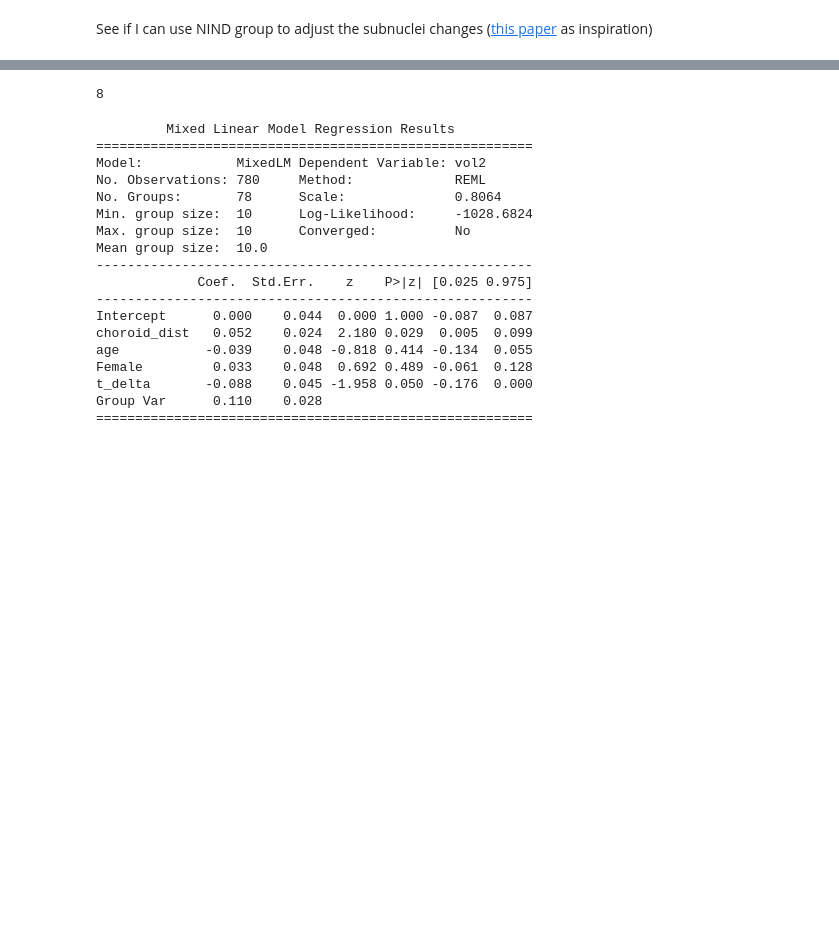
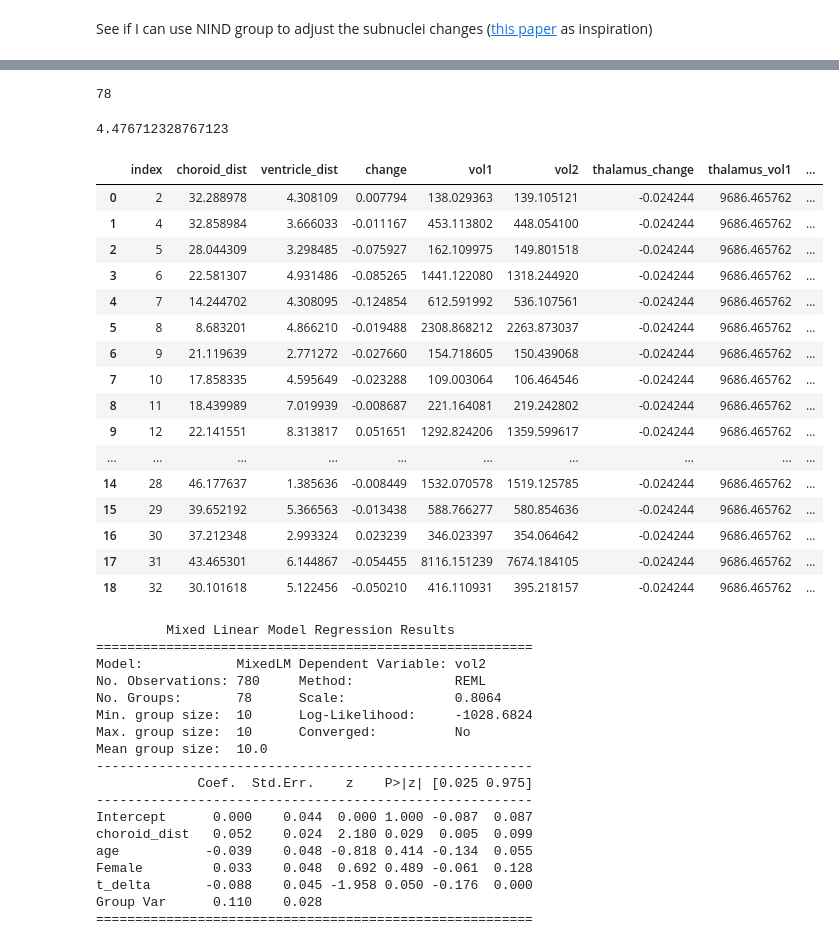
Before and after one commit to srs328/ms_mri, a Jupyter notebook: choroid_thalamus_project/logitudinal_analysis2.ipynb, the cells around one changed output, grey strips where cells are left out. Saved outputs shown, nothing was run; the diff lists cells and outputs as text; code cells hidden in the pictures; blank space fills up the shorter version.

Commit message:
new analysis

```diff
--- a/choroid_thalamus_project/logitudinal_analysis2.ipynb
+++ b/choroid_thalamus_project/logitudinal_analysis2.ipynb
@@ -49,8 +49,8 @@ ventricle_dists = pd.read_csv(data_dir / "centroid-ventricle_SDT.csv", index_col
 ventricle_dists["1"] = 4
 
 tiv = pd.read_csv("/home/srs-9/Projects/ms_mri/data/tiv_data.csv", index_col="subid")
-df_clinical = pd.read_csv("/home/srs-9/Projects/ms_mri/data/clinical_data_processed.csv", index_col="subid")
-df_clinical = df_clinical.join([choroid_volumes, tiv])
+df_clinical = pd.read_csv("/home/srs-9/Projects/ms_mri/analysis/thalamus/results/data_wchaco.csv", index_col="subid")
+# df_clinical = df_clinical.join([choroid_volumes, tiv])
 
 viridis = colormaps['viridis'].resampled(20)
 
@@ -115,5 +178,5 @@ def get_subject_data(subid):
 # %%
-subjects = [subid for subid in all_subjects if df_clinical.loc[int(subid), "dz_type3"] == "OIND"]
+subjects = [subid for subid in all_subjects if df_clinical.loc[int(subid), "dz_type2"] == "MS"]
 # subjects = [subid for subid in subjects if df_clinical.loc[int(subid), "dzdur"] < 8]
 # subjects = [subid for subid in all_subjects if df_clinical.loc[int(subid), "dz_type5"] == "RMS"]
 # subjects = all_subjects
@@ -128,4 +191,25 @@ for subid in subjects:
 data_eg = data_structs[subjects[0]]['data']
 print(len(subjects))
 # %% [output]
-8
+78
+# %%
+data_eg['vol1'].to_list()
+data_structs['1003']['t_delta']
+# %% [output]
+4.476712328767123
+# %%
+from collections import defaultdict
+
+new_data = []
+for subid, values in data_structs.items():
+    sub_data = {}
+    sub_data['subid'] = (int(subid))
+    data = values['data']
+    vols1 = data['vol1']
+    vols2 = data['vol2']
+    for i in vols1.index:
+        sub_data[f"{hips_thomas_ref[i]}_time1"] = vols1[i]
+        sub_data[f"{hips_thomas_ref[i]}_time2"] = vols2[i]
+    sub_data['t_diff'] = values['t_delta']
+    new_data.append(sub_data)
+new_df = pd.DataFrame(new_data).set_index("subid")
@@ -135,7 +221,7 @@ with open("OIND_subjects.txt", 'w') as f:
     for sub in subjects:
         f.write(sub+"\n")
 # %%
-covariates = ["age", "Female", "tiv", "choroid_volume", "t2lv_logtrans", "PRL", "dzdur"]
+covariates = ["age", "Female", "tiv", "CP", "T2LV_curoot", "PRL", "dzdur"]
 data_frames = []
 for subid in subjects:
     data_struct = data_structs[subid]
@@ -162,6 +248,26 @@ for col in numeric_cols:
 full_df['index'] = full_df['index'].astype("int")
 for i, name in hips_thomas_ref.items():
     full_df.loc[full_df['index'] == i, "struct_name"] = name
+# %%
+data_frames[0]
+# %% [output]
+|  | index | choroid_dist | ventricle_dist | change | vol1 | vol2 | thalamus_change | thalamus_vol1 | ... |
+| 0 | 2 | 32.288978 | 4.308109 | 0.007794 | 138.029363 | 139.105121 | -0.024244 | 9686.465762 | ... |
+| 1 | 4 | 32.858984 | 3.666033 | -0.011167 | 453.113802 | 448.054100 | -0.024244 | 9686.465762 | ... |
+| 2 | 5 | 28.044309 | 3.298485 | -0.075927 | 162.109975 | 149.801518 | -0.024244 | 9686.465762 | ... |
+| 3 | 6 | 22.581307 | 4.931486 | -0.085265 | 1441.122080 | 1318.244920 | -0.024244 | 9686.465762 | ... |
+| 4 | 7 | 14.244702 | 4.308095 | -0.124854 | 612.591992 | 536.107561 | -0.024244 | 9686.465762 | ... |
+| 5 | 8 | 8.683201 | 4.866210 | -0.019488 | 2308.868212 | 2263.873037 | -0.024244 | 9686.465762 | ... |
+| 6 | 9 | 21.119639 | 2.771272 | -0.027660 | 154.718605 | 150.439068 | -0.024244 | 9686.465762 | ... |
+| 7 | 10 | 17.858335 | 4.595649 | -0.023288 | 109.003064 | 106.464546 | -0.024244 | 9686.465762 | ... |
+| 8 | 11 | 18.439989 | 7.019939 | -0.008687 | 221.164081 | 219.242802 | -0.024244 | 9686.465762 | ... |
+| 9 | 12 | 22.141551 | 8.313817 | 0.051651 | 1292.824206 | 1359.599617 | -0.024244 | 9686.465762 | ... |
+| ... | ... | ... | ... | ... | ... | ... | ... | ... | ... |
+| 14 | 28 | 46.177637 | 1.385636 | -0.008449 | 1532.070578 | 1519.125785 | -0.024244 | 9686.465762 | ... |
+| 15 | 29 | 39.652192 | 5.366563 | -0.013438 | 588.766277 | 580.854636 | -0.024244 | 9686.465762 | ... |
+| 16 | 30 | 37.212348 | 2.993324 | 0.023239 | 346.023397 | 354.064642 | -0.024244 | 9686.465762 | ... |
+| 17 | 31 | 43.465301 | 6.144867 | -0.054455 | 8116.151239 | 7674.184105 | -0.024244 | 9686.465762 | ... |
+| 18 | 32 | 30.101618 | 5.122456 | -0.050210 | 416.110931 | 395.218157 | -0.024244 | 9686.465762 | ... |
 # %%
 model_data = full_df.copy()
 numeric_cols = model_data.select_dtypes(np.number).columns
```
Also changed, not shown: parts of 4 cells of this notebook, 9 other files.
